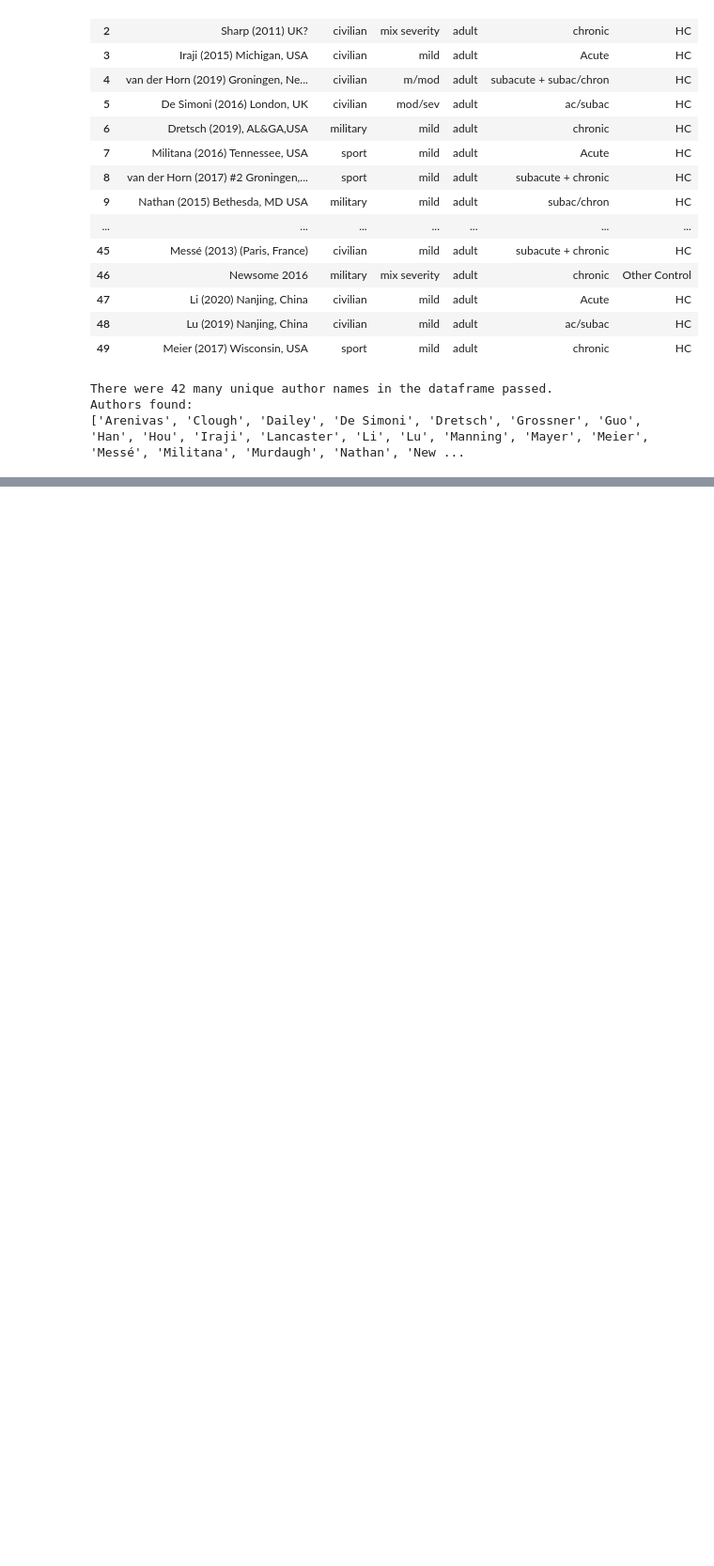
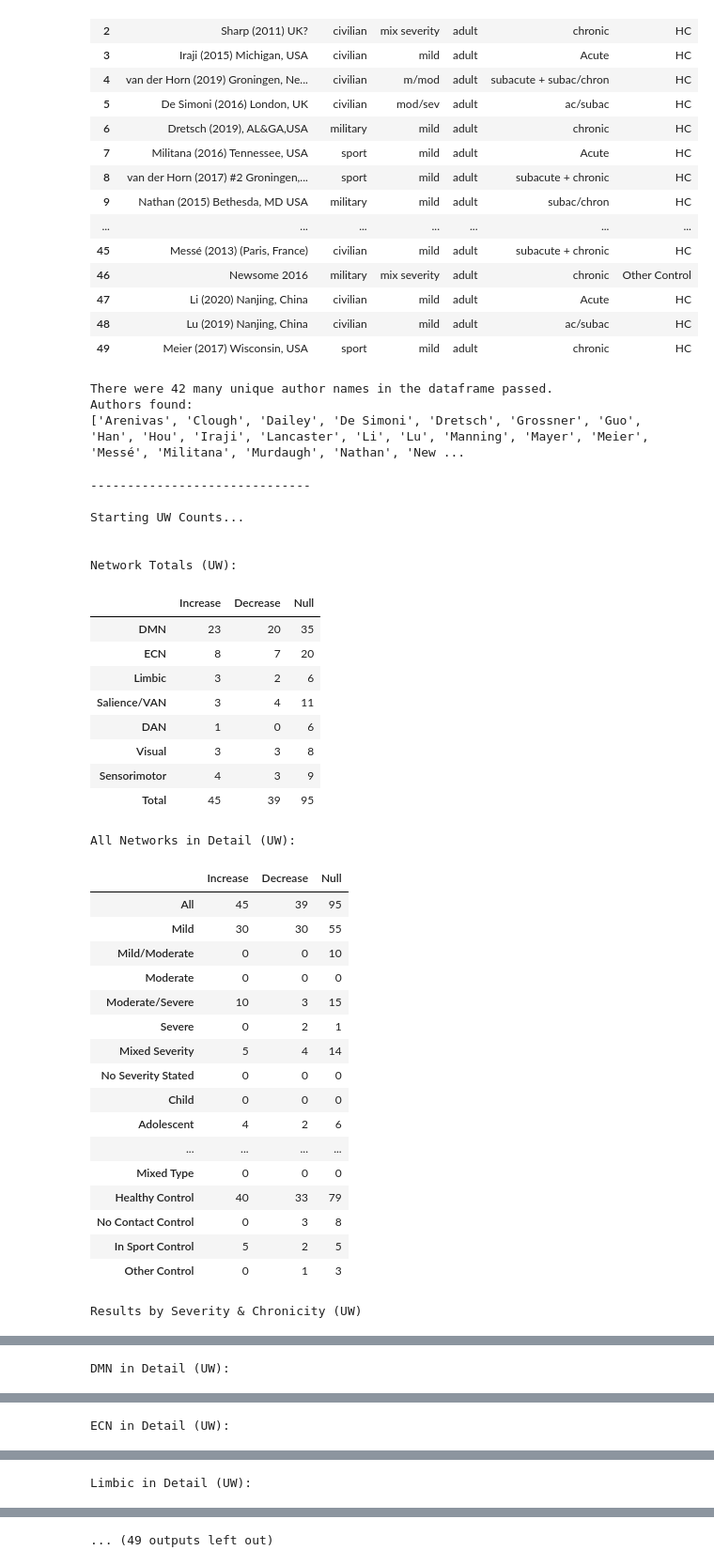
Before and after one commit to danielfrees/rsfMRI_LitReview, a Jupyter notebook: Data_Investigation_LR.ipynb, the cells around one changed output, grey strips where cells are left out. Shown: that part at 94% size. Cells and saved outputs as stored; diff of their text form; code cells hidden in the pictures; blank space fills up the shorter version.

```diff
--- a/Data_Investigation_LR.ipynb
+++ b/Data_Investigation_LR.ipynb
@@ -167,33 +165,68 @@ Authors found:
 #COUNT EVERYTHING UP AND REPORT IT!
 #Note: As of latest update, stats now holds UW count, TBI sample size weighted counted, total sample size weighted count (in that order)
 
 classifications = []   #to hold all possible specific classifications
 
 #made it so that no string was contained within another string to make for simpler searching when coming up with statistics
 nets = ["dmn", "ecn", "limb", "sn", "dan", "van", "vis", "smn"]
 results = ["inc", "dec", "null"]
 severities = ["mild", "m/mod", "moderate", "mod/sev", "severe", "mix severity", "No Severity"]
 ages = ["child", "adolescent", "adult", "mix age", "No Age"]
 chronicities = ["Acute", "ac/subac", "subacute", "subac/chron", "chronic", "repsub", "mix cnicity", "No Cnicity"]
 types = ["sport", "military", "civilian", "mix Type"]
 controls = ["HC", "ISC", "NCC", "TBI+", "Mood", "Other Control"]
 
 for net in nets:
     for result in results:
         for severity in severities:
             for age in ages:
                 for chronicity in chronicities:
                     for typ in types:
                         for control in controls:
                             classifications.append(net + "_" + result + "_" + severity + "_" + age +
                                                    "_" + chronicity + "_" + typ + "_" + control)
 
 stats = [[classi, 0, 0, 0] for classi in classifications]
 
 #run the stats!
 runStats(data, stats, dataOrder)
 
 #PRINT ALL OUR MAIN OUTPUTS!
-#printStats(stats, "UW")
-#printStats(stats, "W-TBI")
-#printStats(stats, "W-Total")
+printStats(stats, "UW")
+printStats(stats, "W-TBI")
+printStats(stats, "W-Total")
+# %% [output]
+------------------------------
+
+Starting UW Counts...
+
+
+Network Totals (UW):
+|  | Increase | Decrease | Null |
+| DMN | 23 | 20 | 35 |
+| ECN | 8 | 7 | 20 |
+| Limbic | 3 | 2 | 6 |
+| Salience/VAN | 3 | 4 | 11 |
+| DAN | 1 | 0 | 6 |
+| Visual | 3 | 3 | 8 |
+| Sensorimotor | 4 | 3 | 9 |
+| Total | 45 | 39 | 95 |
+All Networks in Detail (UW):
+|  | Increase | Decrease | Null |
+| All | 45 | 39 | 95 |
+| Mild | 30 | 30 | 55 |
+| Mild/Moderate | 0 | 0 | 10 |
+| Moderate | 0 | 0 | 0 |
+| Moderate/Severe | 10 | 3 | 15 |
+| Severe | 0 | 2 | 1 |
+| Mixed Severity | 5 | 4 | 14 |
+| No Severity Stated | 0 | 0 | 0 |
+| Child | 0 | 0 | 0 |
+| Adolescent | 4 | 2 | 6 |
+| ... | ... | ... | ... |
+| Mixed Type | 0 | 0 | 0 |
+| Healthy Control | 40 | 33 | 79 |
+| No Contact Control | 0 | 3 | 8 |
+| In Sport Control | 5 | 2 | 5 |
+| Other Control | 0 | 1 | 3 |
+Results by Severity & Chronicity (UW)
@@ -199,0 +250 @@ runStats(data, stats, dataOrder)
+DMN in Detail (UW):
@@ -199,0 +268 @@ runStats(data, stats, dataOrder)
+ECN in Detail (UW):
@@ -199,0 +286 @@ runStats(data, stats, dataOrder)
+Limbic in Detail (UW):
@@ -200,3 +304,4 @@ runStats(data, stats, dataOrder)
+... (49 outputs left out)
 # %%
 easyQueryStats(stats, "UW", "limb", "mild", "Acute")
 easyQueryStats(stats, "W-TBI", "dmn", "mild", "ac/subac")
```
Also changed, not shown: parts of 7 cells of this notebook, 1 other file.
